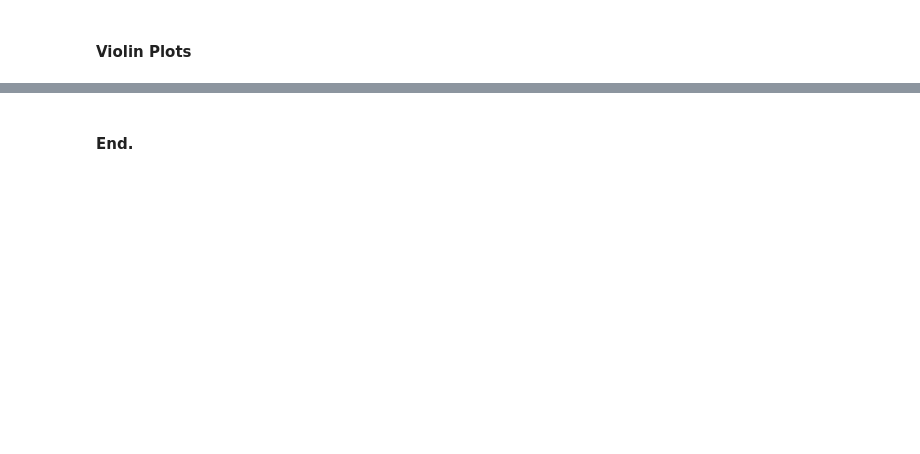
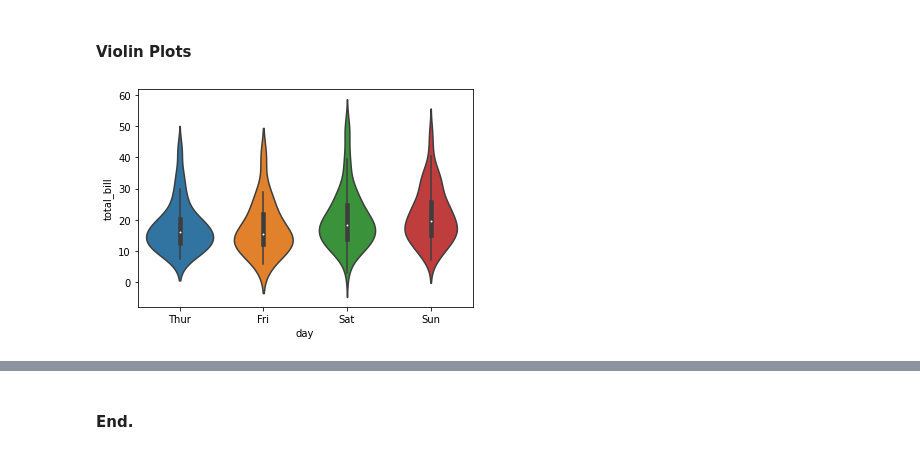
Before and after one commit to caiquemiranda/studies-seaborn, a Jupyter notebook: 09-Distribution-of-observations.ipynb, the cells around one changed output, grey strips where cells are left out. Cells and saved outputs as stored; diff of their text form; code cells hidden in the pictures; blank space fills up the shorter version.

```diff
--- a/09-Distribution-of-observations.ipynb
+++ b/09-Distribution-of-observations.ipynb
@@ -24,10 +26,10 @@ plt.show()
 # %% [markdown]
 #### Violin Plots
 # %%
-import pandas as pd
-import seaborn as sb
-from matplotlib import pyplot as plt
-df = sb.load_dataset('tips')
-sb.violinplot(x="day", y="total_bill", data=df)
+df = sns.load_dataset('tips')
+sns.violinplot(x="day", y="total_bill", data=df)
+
 plt.show()
+# %% [output]
+[figure, added]
 # %%
```
Also changed, not shown: parts of 5 cells of this notebook, 12 other files.
